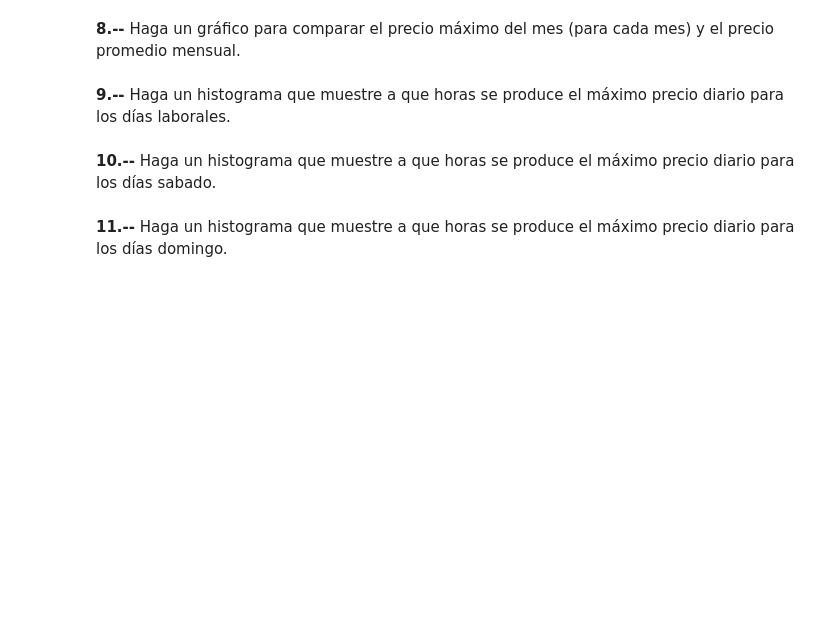
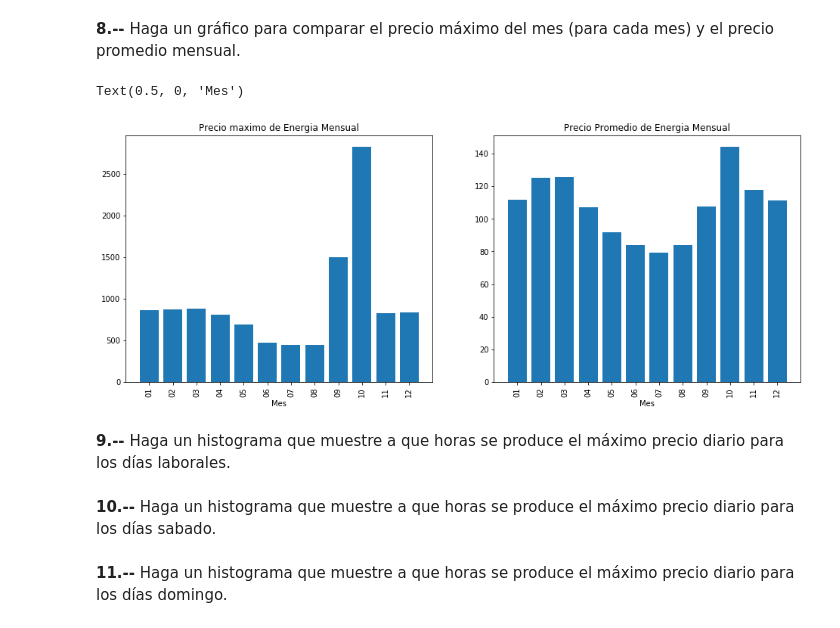
Before and after one commit to cda-2019-01/lab-analisis-exploratorio-de-datos-forgedk, a Jupyter notebook: LAB-precios-electricidad.ipynb, the cells around one changed output. Cells and saved outputs as stored; diff of their text form; code cells hidden in the pictures; blank space fills up the shorter version.

```diff
--- a/LAB-precios-electricidad.ipynb
+++ b/LAB-precios-electricidad.ipynb
@@ -46,4 +125,24 @@ dfs = pd.melt(dfs,id_vars='Fecha')
 # %% [markdown]
 **8.--** Haga un gráfico para comparar el precio máximo del mes (para cada mes) y el precio promedio mensual.
+# %%
+DatosPorMesPromedio = DataFrameSinRepetir.copy()
+DatosPorMesPromedio['Fecha'] = pd.to_datetime(DatosPorMesPromedio['Fecha'])
+DatosPorMesPromedio['Mes'] =  DatosPorMesPromedio[['Fecha']].apply(lambda x: dt.datetime.strftime(x['Fecha'], '%m'), axis=1)
+DatosPorMesPromedio = DatosPorMesPromedio.groupby('Mes').agg({'Precio': np.mean})
+
+plt.figure(figsize=(16, 6))
+plt.subplot(1, 2 , 1)
+plt.bar(range(12), DatosPorMes['Precio'])
+plt.xticks(range(12), (list(DatosPorMesMaximo.index)), rotation='vertical')
+plt.title('Precio maximo de Energia Mensual')
+plt.xlabel('Mes')
+plt.subplot(1, 2 , 2)
+plt.bar(range(12), DatosPorMesPromedio['Precio'])
+plt.xticks(range(12), (list(DatosPorMesPromedio.index)), rotation='vertical')
+plt.title('Precio Promedio de Energia Mensual')
+plt.xlabel('Mes')
+# %% [output]
+Text(0.5, 0, 'Mes')
+[figure, added]
 # %% [markdown]
 **9.--** Haga un histograma que muestre a que horas se produce el máximo precio diario para los días laborales.
```
Also changed, not shown: parts of 10 cells of this notebook.
